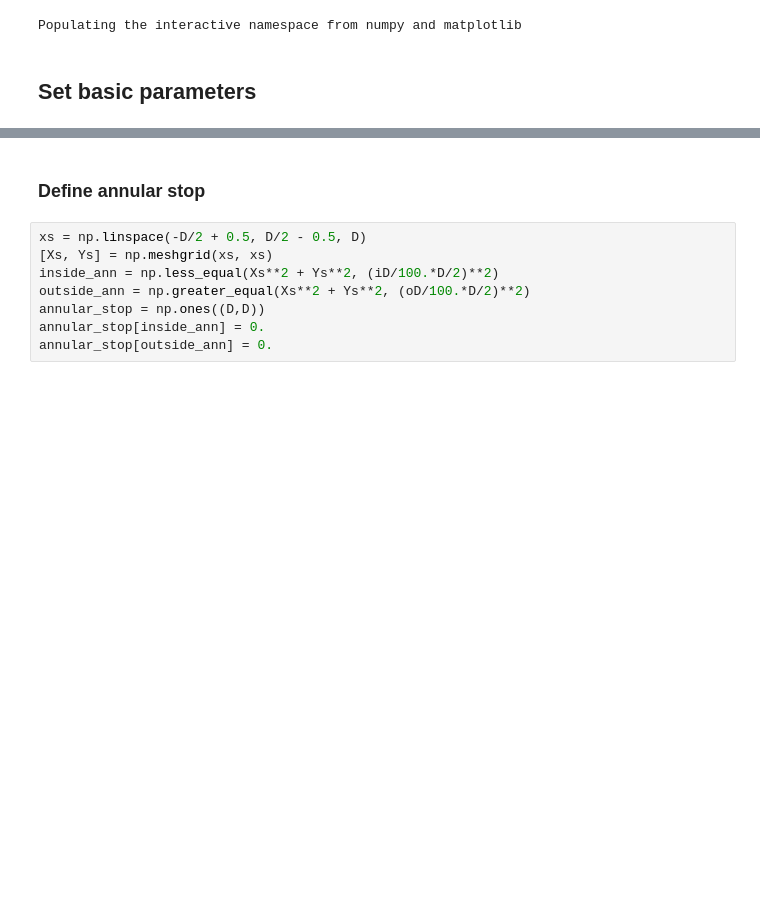
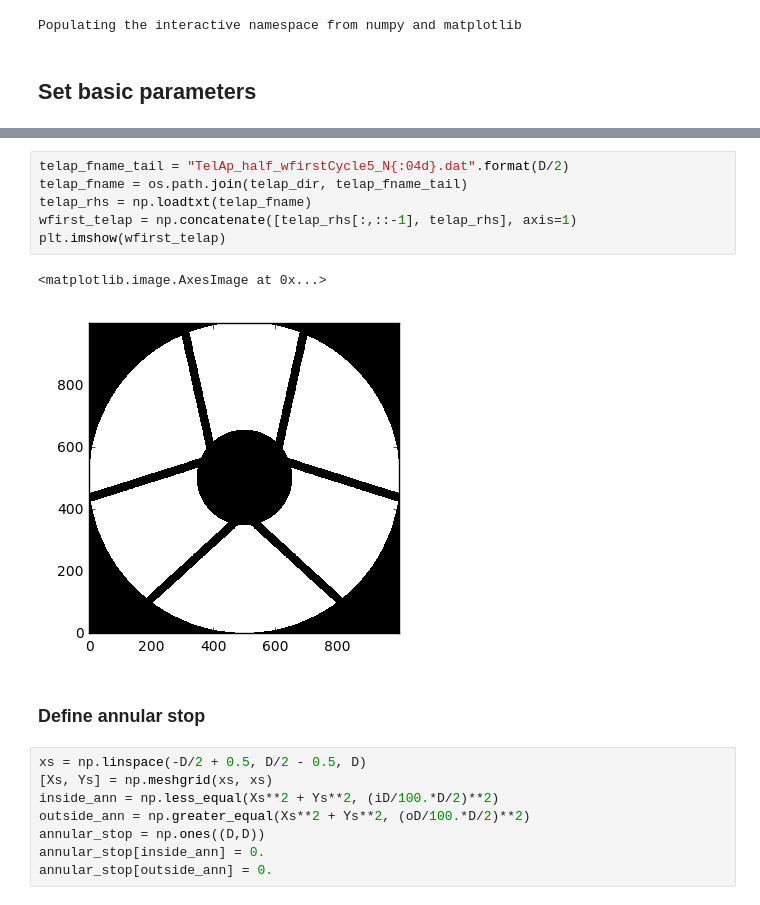
Before and after one commit to neilzim/SCDA, a Jupyter notebook: make_wfirst_Lyotstop.ipynb, the cells around one changed output, grey strips where cells are left out. Saved outputs shown, nothing was run; the diff lists cells and outputs as text; blank space fills up the shorter version.

```diff
--- a/make_wfirst_Lyotstop.ipynb
+++ b/make_wfirst_Lyotstop.ipynb
@@ -44,6 +45,15 @@ else:
     print("Destination {:s} already exists".format(LS_dir))
 # %% [output]
 Destination /astro/opticslab1/SCDA/Apertures/InputMasks_WFIRST/LS already exists
+# %%
+telap_fname_tail = "TelAp_half_wfirstCycle5_N{:04d}.dat".format(D/2)
+telap_fname = os.path.join(telap_dir, telap_fname_tail)
+telap_rhs = np.loadtxt(telap_fname)
+wfirst_telap = np.concatenate([telap_rhs[:,::-1], telap_rhs], axis=1)
+plt.imshow(wfirst_telap)
+# %% [output]
+<matplotlib.image.AxesImage at 0x...>
+[figure, added]
 # %% [markdown]
 ### Define annular stop
 # %%
```
Also changed, not shown: parts of 23 cells of this notebook.
